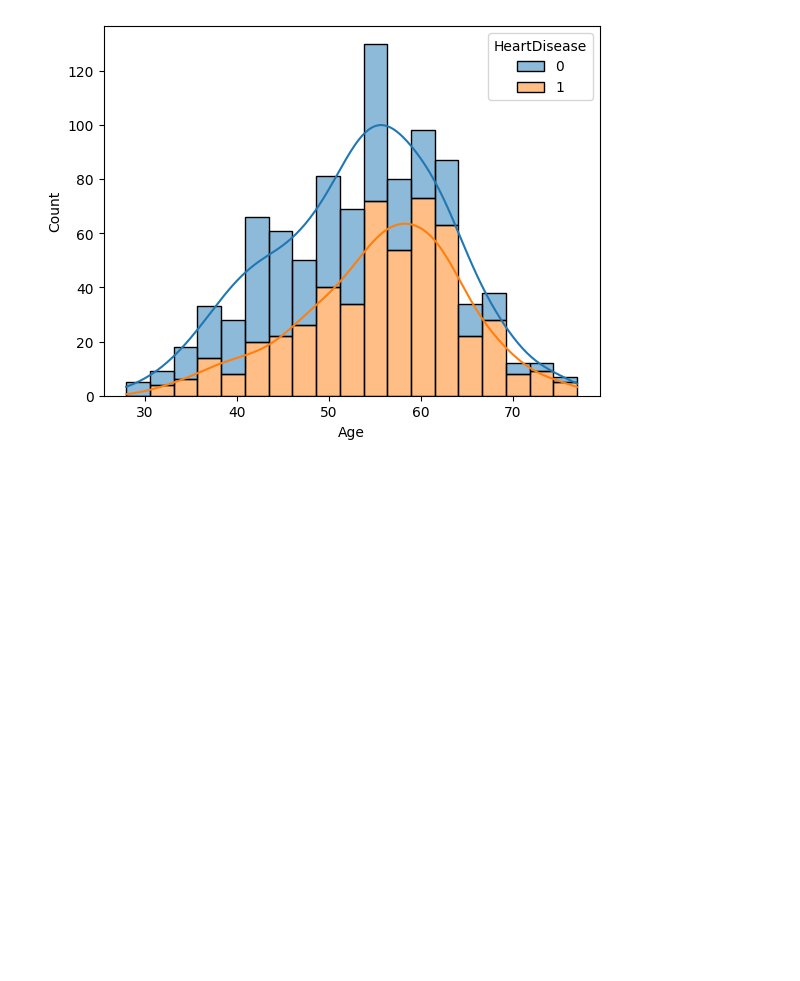
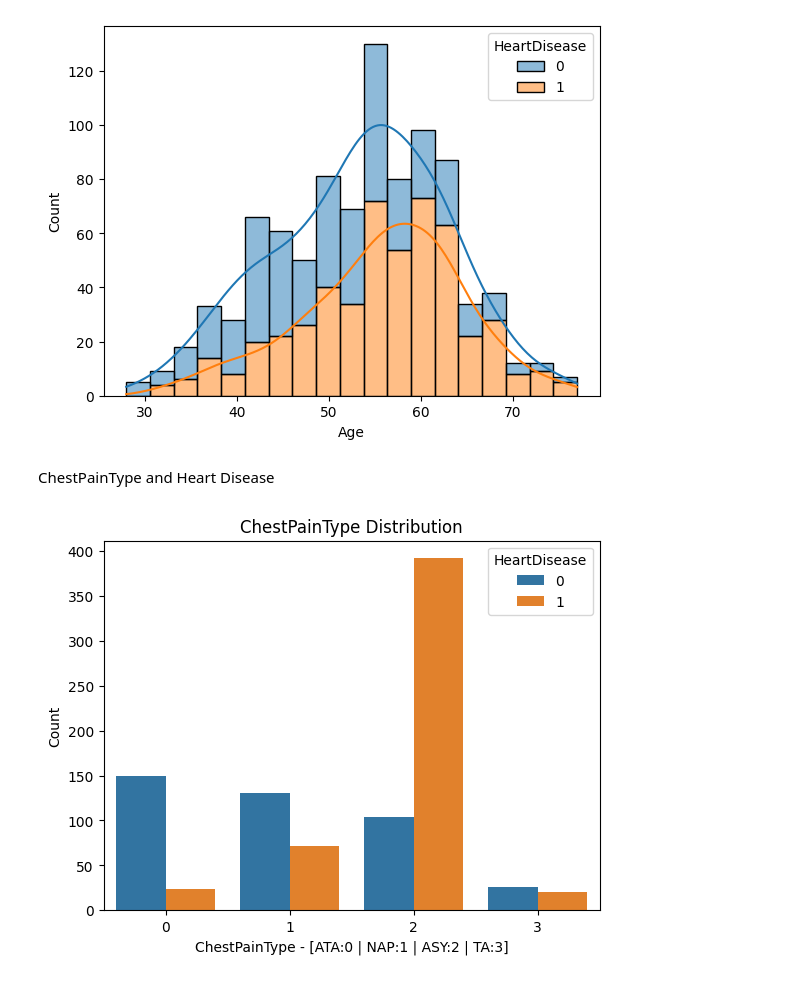
Before and after one commit to Payal2000/HeartDisease-Analysis, a Jupyter notebook: Heart.ipynb, the cells around one changed output. Cells and saved outputs as stored; diff of their text form; code cells hidden in the pictures; blank space fills up the shorter version.

```diff
--- a/Heart.ipynb
+++ b/Heart.ipynb
@@ -214,3 +214,13 @@ sns.histplot(data=heart_df, x="Age", hue="HeartDisease", multiple="stack",kde=Tr
 # %% [output]
 <Axes: xlabel='Age', ylabel='Count'>
 [figure]
+# %% [markdown]
+ChestPainType and Heart Disease
+# %%
+sns.countplot(x='ChestPainType', data=heart_df, hue='HeartDisease')
+plt.title('ChestPainType Distribution')
+plt.xlabel('ChestPainType - [ATA:0 | NAP:1 | ASY:2 | TA:3]')
+plt.ylabel('Count')
+plt.show()
+# %% [output]
+[figure, added]
```
Also changed, not shown: parts of 14 cells of this notebook.
